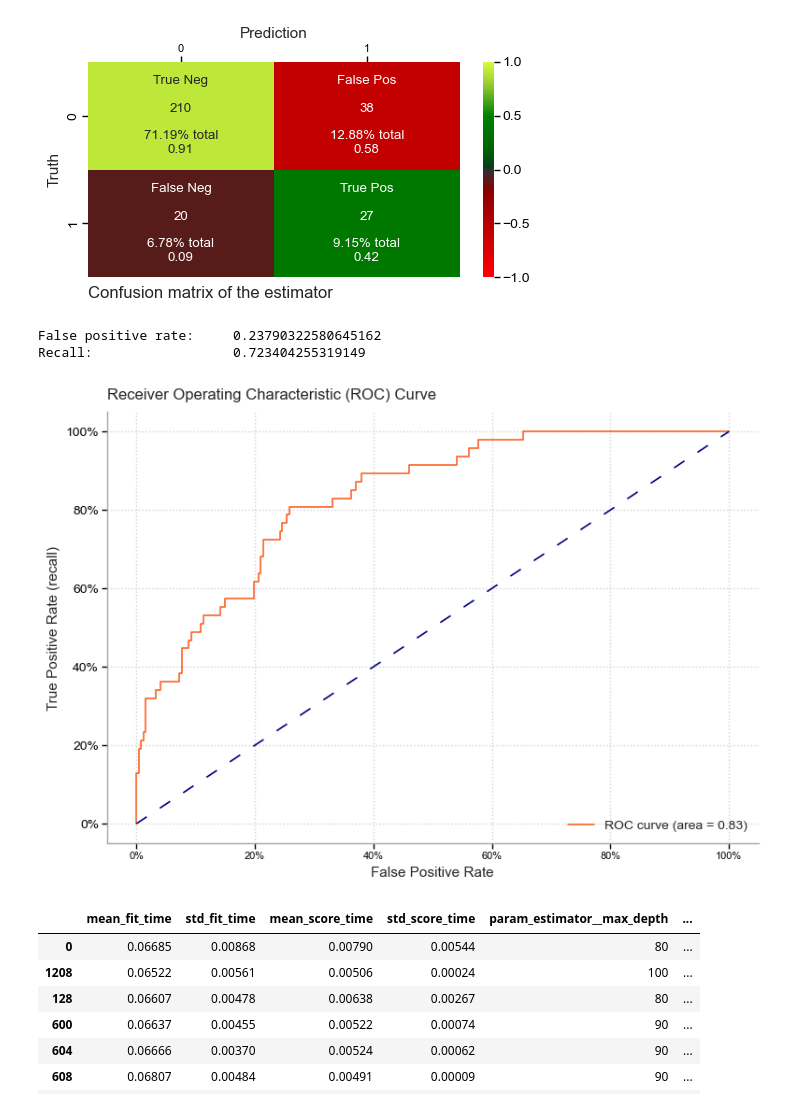
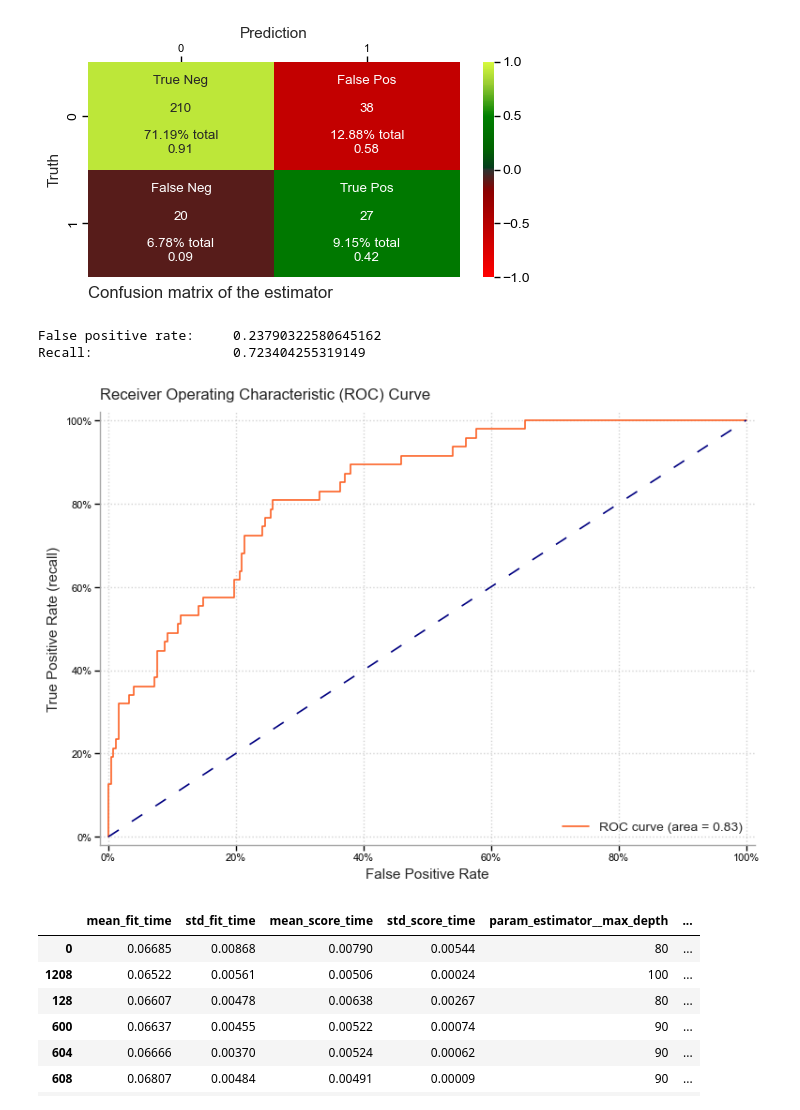
Before and after one commit to christianroden/Portfolinoes, a Jupyter notebook: Notebooks/NO_DT_RF_RFEdit.ipynb, the cells around one changed output. Drawn from its saved outputs; the diff is of its cells as text; code cells hidden in the pictures.

```diff
--- a/Notebooks/NO_DT_RF_RFEdit.ipynb
+++ b/Notebooks/NO_DT_RF_RFEdit.ipynb
@@ -383,6 +402,7 @@ f_divline()
 # - - - - - - - - - - - - - - - - - - - - - - - - - - - - - - - -
 # confusion matrix
 
+cf_matrix = confusion_matrix(ytest, ypred)
 confusion_matrix_adv(ytest, ypred)
 # %% [output]
 DecisionTreeClassifier(class_weight='balanced', max_depth=6,
@@ -694,27 +756,30 @@ weighted avg     0.8338    0.8034    0.8155       295
 # %%
 # - - - - - - - - - - - - - - - - - - - - - - - - - - - - - - - -
 # ROC plot
 
 graph_roc = plot_roc(pipe_rf, Xtest, ytest)
+
+plt.margins(x=0.013, y=0.02)
+plt.tick_params(axis='y', labelsize=8)
 
 # - - - - - - - - - - - - - - - - - - - - - - - - - - - - - - - -
 # calculating threshold (0.5) location on the ROC curve
 
 cm = cf_matrix.copy()
 tn = cm[0][0]
 fp = cm[0][1]
 fn = cm[1][0]
 tp = cm[1][1]
 # print(cm)
 
 cm_fpr = fp / (fp + tn)
 cm_recall = tp / (fn + tp)
 print('False positive rate:\t {}'.format(cm_fpr))
 print('Recall:\t\t\t {}\n'.format(cm_recall))
 # %% [output]
 False positive rate:     0.23790322580645162
 Recall:                  0.723404255319149
-[figure, old version]
+[figure, new version]
 # %%
 # increase the precision of result's display
 pd.options.display.float_format = '{:.5f}'.format
```
Also changed, not shown: parts of 9 cells of this notebook.
